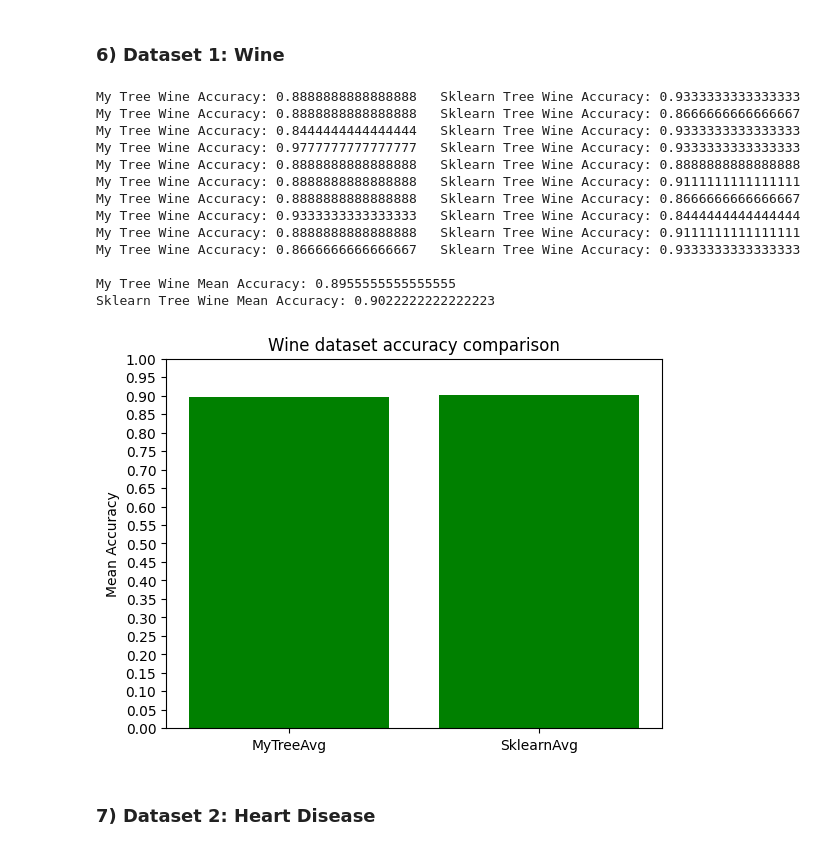
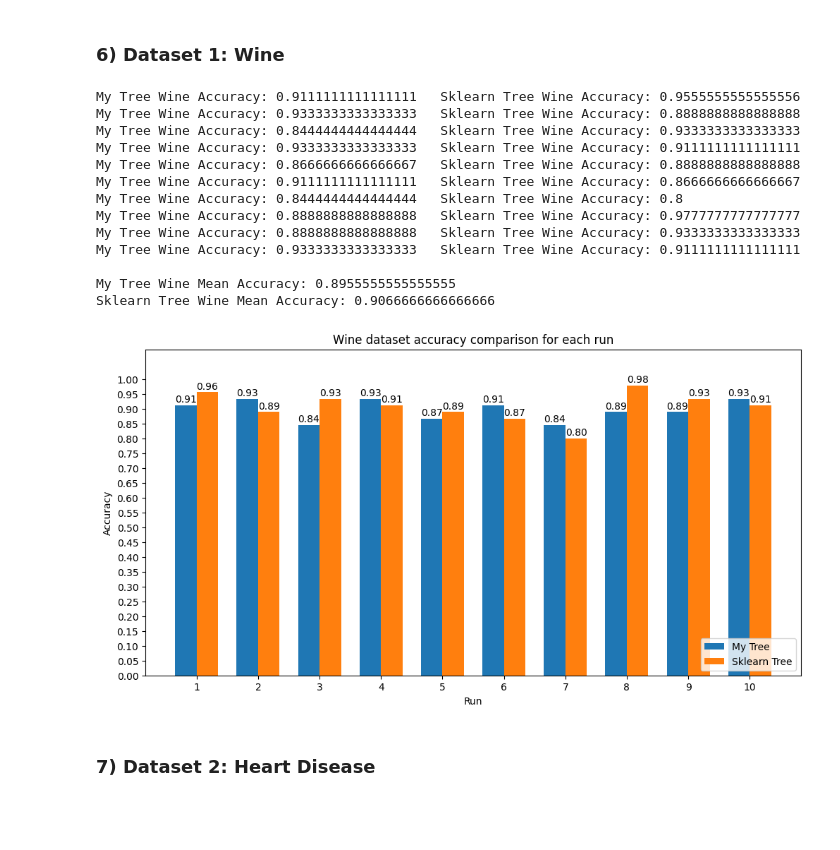
Before and after one commit to JoelScarinius/Decision_Tree_Induction, a Jupyter notebook: ML-Assignment_2_Joel_Scarinius_Stavmo.ipynb, the cells around one changed output. Drawn from its saved outputs; the diff is of its cells as text; code cells hidden in the pictures; blank space fills up the shorter version.

Commit message:
UPDATE: Plot each run in the bar plot

```diff
--- a/ML-Assignment_2_Joel_Scarinius_Stavmo.ipynb
+++ b/ML-Assignment_2_Joel_Scarinius_Stavmo.ipynb
@@ -340,53 +340,72 @@ for _ in range(10):
     accuracies_my_tree.append(accuracy_my_tree)
     # TODO: Train and test scikit learns tree model.
     # NOTE: Use the same train/test split for your tree model and the scikit learn model
     decision_tree_classifier = DecisionTreeClassifier(max_depth=10, min_samples_split=2
     )
     decision_tree_classifier.fit(train_features, train_labels)
     sklearn_predictions = decision_tree_classifier.predict(test_features)
     accuracy_sklearn = accuracy_score(test_labels, sklearn_predictions)
     accuracies_sklearn_tree.append(accuracy_sklearn)
     print(
         f"My Tree Wine Accuracy: {accuracy_my_tree:<20} Sklearn Tree Wine Accuracy: {accuracy_sklearn:<20}"
     )
 
 mean_accuracy_my_tree = np.mean(accuracies_my_tree)
 mean_accuracy_sklearn_tree = np.mean(accuracies_sklearn_tree)
 
 print("\nMy Tree Wine Mean Accuracy:", mean_accuracy_my_tree)
 print("Sklearn Tree Wine Mean Accuracy:", mean_accuracy_sklearn_tree)
 
 
 # TODO: Do the above at least 5 times
 # NOTE: Use loops here!
 
 # TODO: Plot the results with matplotlib (plt)
 # NOTE: One plot with all results is enough
-plt.figure()
-plt.bar(
-    ["MyTreeAvg", "SklearnAvg"],
-    [mean_accuracy_my_tree, mean_accuracy_sklearn_tree], color="green"
-)
-plt.title("Wine dataset accuracy comparison")
-plt.ylabel("Mean Accuracy")
-plt.yticks(np.arange(0, 1.1, 0.05))
-plt.ylim([0,1])
+plt.figure(figsize=(12, 6))
+x = np.arange(1, 11)
+width = 0.35
+
+plt.bar(x - width / 2, accuracies_my_tree, width, label="My Tree")
+plt.bar(x + width / 2, accuracies_sklearn_tree, width, label="Sklearn Tree")
+
+for i in range(10):
+    plt.text(
+        x[i] - width / 2,
+        accuracies_my_tree[i] + 0.01,
+        f"{accuracies_my_tree[i]:.2f}",
+        ha="center",
+    )
+    plt.text(
+        x[i] + width / 2,
+        accuracies_sklearn_tree[i] + 0.01,
+        f"{accuracies_sklearn_tree[i]:.2f}",
+        ha="center",
+    )
+
+plt.xlabel("Run")
+plt.ylabel("Accuracy")
+plt.title("Wine dataset accuracy comparison for each run")
+plt.xticks(x)
+plt.yticks(np.arange(0, 1.05, 0.05))
+plt.ylim([0, 1.1])
+plt.legend(loc='lower right')
 plt.show()
 # %% [output]
+My Tree Wine Accuracy: 0.9111111111111111   Sklearn Tree Wine Accuracy: 0.9555555555555556
+My Tree Wine Accuracy: 0.9333333333333333   Sklearn Tree Wine Accuracy: 0.8888888888888888
+My Tree Wine Accuracy: 0.8444444444444444   Sklearn Tree Wine Accuracy: 0.9333333333333333
+My Tree Wine Accuracy: 0.9333333333333333   Sklearn Tree Wine Accuracy: 0.9111111111111111
+My Tree Wine Accuracy: 0.8666666666666667   Sklearn Tree Wine Accuracy: 0.8888888888888888
+My Tree Wine Accuracy: 0.9111111111111111   Sklearn Tree Wine Accuracy: 0.8666666666666667
+My Tree Wine Accuracy: 0.8444444444444444   Sklearn Tree Wine Accuracy: 0.8
+My Tree Wine Accuracy: 0.8888888888888888   Sklearn Tree Wine Accuracy: 0.9777777777777777
 My Tree Wine Accuracy: 0.8888888888888888   Sklearn Tree Wine Accuracy: 0.9333333333333333
-My Tree Wine Accuracy: 0.8888888888888888   Sklearn Tree Wine Accuracy: 0.8666666666666667
-My Tree Wine Accuracy: 0.8444444444444444   Sklearn Tree Wine Accuracy: 0.9333333333333333
-My Tree Wine Accuracy: 0.9777777777777777   Sklearn Tree Wine Accuracy: 0.9333333333333333
-My Tree Wine Accuracy: 0.8888888888888888   Sklearn Tree Wine Accuracy: 0.8888888888888888
-My Tree Wine Accuracy: 0.8888888888888888   Sklearn Tree Wine Accuracy: 0.9111111111111111
-My Tree Wine Accuracy: 0.8888888888888888   Sklearn Tree Wine Accuracy: 0.8666666666666667
-My Tree Wine Accuracy: 0.9333333333333333   Sklearn Tree Wine Accuracy: 0.8444444444444444
-My Tree Wine Accuracy: 0.8888888888888888   Sklearn Tree Wine Accuracy: 0.9111111111111111
-My Tree Wine Accuracy: 0.8666666666666667   Sklearn Tree Wine Accuracy: 0.9333333333333333
+My Tree Wine Accuracy: 0.9333333333333333   Sklearn Tree Wine Accuracy: 0.9111111111111111
 
 My Tree Wine Mean Accuracy: 0.8955555555555555
-Sklearn Tree Wine Mean Accuracy: 0.9022222222222223
+Sklearn Tree Wine Mean Accuracy: 0.9066666666666666
-[figure, old version]
+[figure, new version]
 # %% [markdown]
 ### 7) Dataset 2: Heart Disease
 # %%
```
Also changed, not shown: parts of 4 cells of this notebook.
